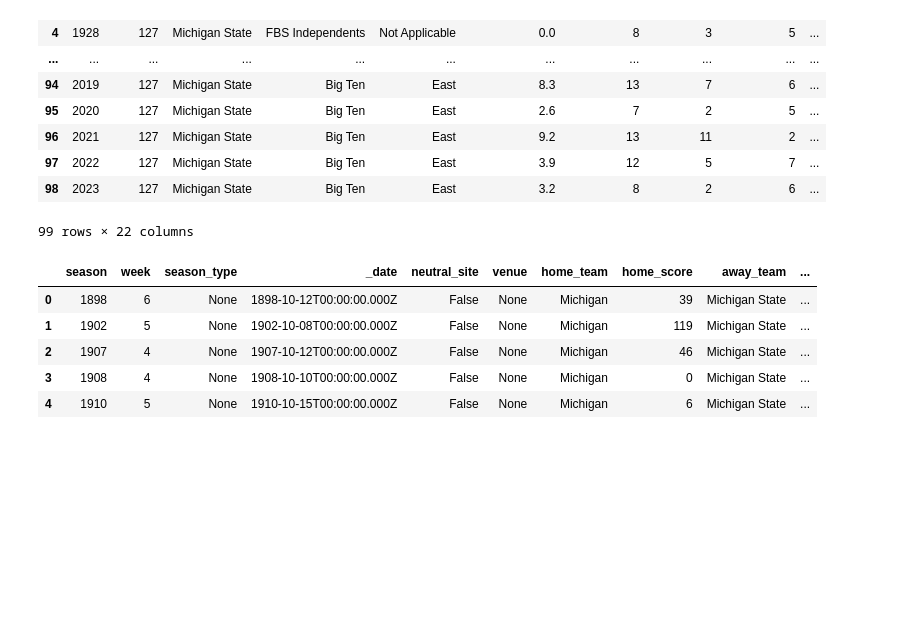
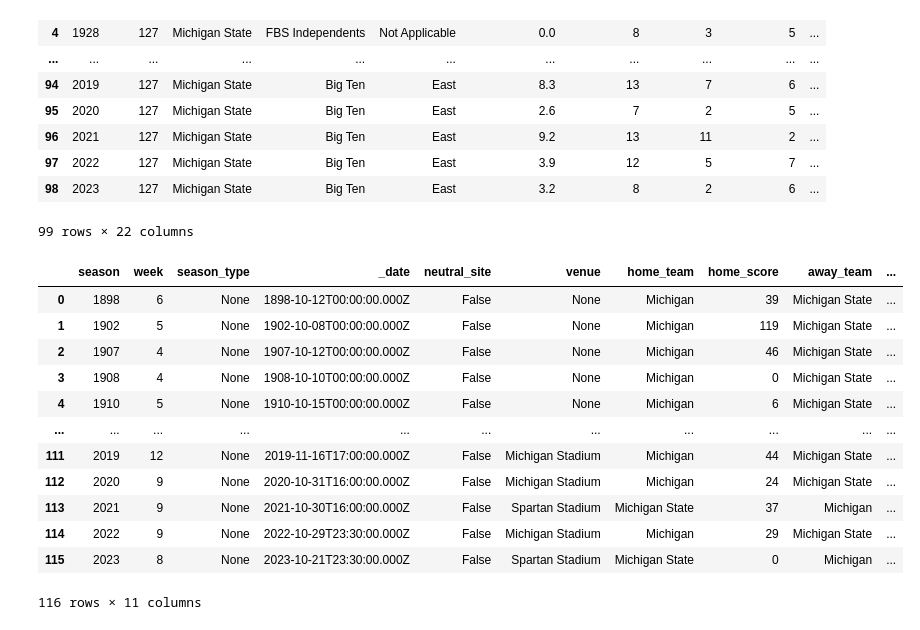
Before and after one commit to ADoroh2122/Capstone-Project, a Jupyter notebook: src/test.ipynb, the cells around one changed output. Cells and saved outputs as stored; diff of their text form; code cells hidden in the pictures; blank space fills up the shorter version.

```diff
--- a/src/test.ipynb
+++ b/src/test.ipynb
@@ -209,31 +209,38 @@ from __future__ import print_function
 import time
 import cfbd
 from cfbd.rest import ApiException
 from pprint import pprint
 
 # Configure API key authorization: ApiKeyAuth
 configuration = cfbd.Configuration()
 configuration.api_key['Authorization'] = 'XscFL3JKpF/UVy2fexpow+vZ/o6rlKfxtnQdN70yVY89w1aTyXYDO+o641kfK8zy'
 configuration.api_key_prefix['Authorization'] = 'Bearer'
 
 # create an instance of the API class
 api_instance = cfbd.TeamsApi(cfbd.ApiClient(configuration))
 team2 = 'Michigan' # str | Second team
 
 try:
     # Team matchup history
     api_response = api_instance.get_team_matchup(fav_team, team2)
     #print(api_response)
 except ApiException as e:
     print("Exception when calling TeamsApi->get_team_matchup: %s\n" % e)
 
 #matchup = pd.DataFrame(api_response['games'])
 matchup = pd.DataFrame(api_response.to_dict()['games'])
-matchup.head()
+matchup
 # %% [output]
 |  | season | week | season_type | _date | neutral_site | venue | home_team | home_score | away_team | ... |
 | 0 | 1898 | 6 | None | 1898-10-12T00:00:00.000Z | False | None | Michigan | 39 | Michigan State | ... |
 | 1 | 1902 | 5 | None | 1902-10-08T00:00:00.000Z | False | None | Michigan | 119 | Michigan State | ... |
 | 2 | 1907 | 4 | None | 1907-10-12T00:00:00.000Z | False | None | Michigan | 46 | Michigan State | ... |
 | 3 | 1908 | 4 | None | 1908-10-10T00:00:00.000Z | False | None | Michigan | 0 | Michigan State | ... |
 | 4 | 1910 | 5 | None | 1910-10-15T00:00:00.000Z | False | None | Michigan | 6 | Michigan State | ... |
+| ... | ... | ... | ... | ... | ... | ... | ... | ... | ... | ... |
+| 111 | 2019 | 12 | None | 2019-11-16T17:00:00.000Z | False | Michigan Stadium | Michigan | 44 | Michigan State | ... |
+| 112 | 2020 | 9 | None | 2020-10-31T16:00:00.000Z | False | Michigan Stadium | Michigan | 24 | Michigan State | ... |
+| 113 | 2021 | 9 | None | 2021-10-30T16:00:00.000Z | False | Spartan Stadium | Michigan State | 37 | Michigan | ... |
+| 114 | 2022 | 9 | None | 2022-10-29T23:30:00.000Z | False | Michigan Stadium | Michigan | 29 | Michigan State | ... |
+| 115 | 2023 | 8 | None | 2023-10-21T23:30:00.000Z | False | Spartan Stadium | Michigan State | 0 | Michigan | ... |
+116 rows × 11 columns
```
Also changed, not shown: parts of 11 cells of this notebook, 4 other files.
